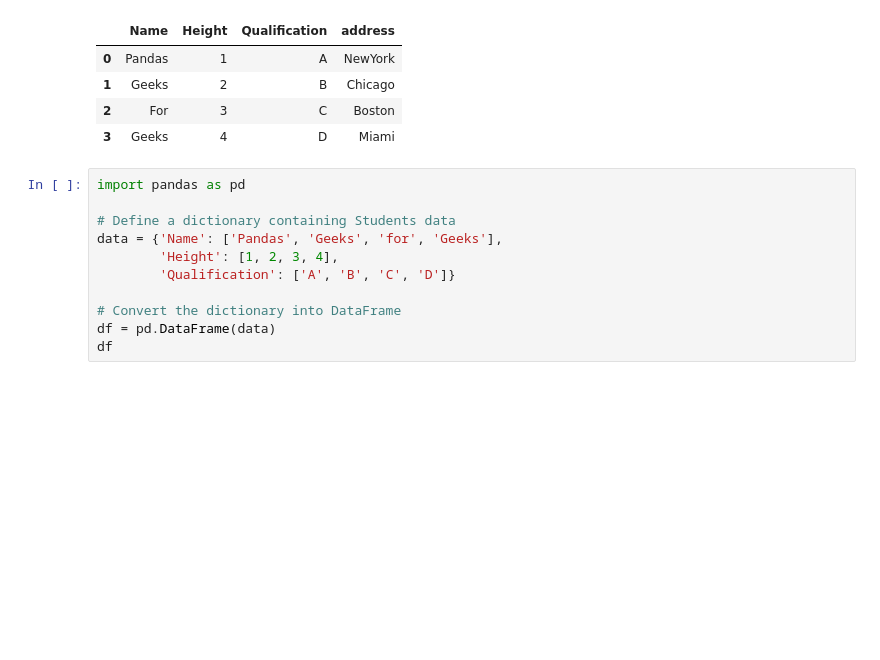
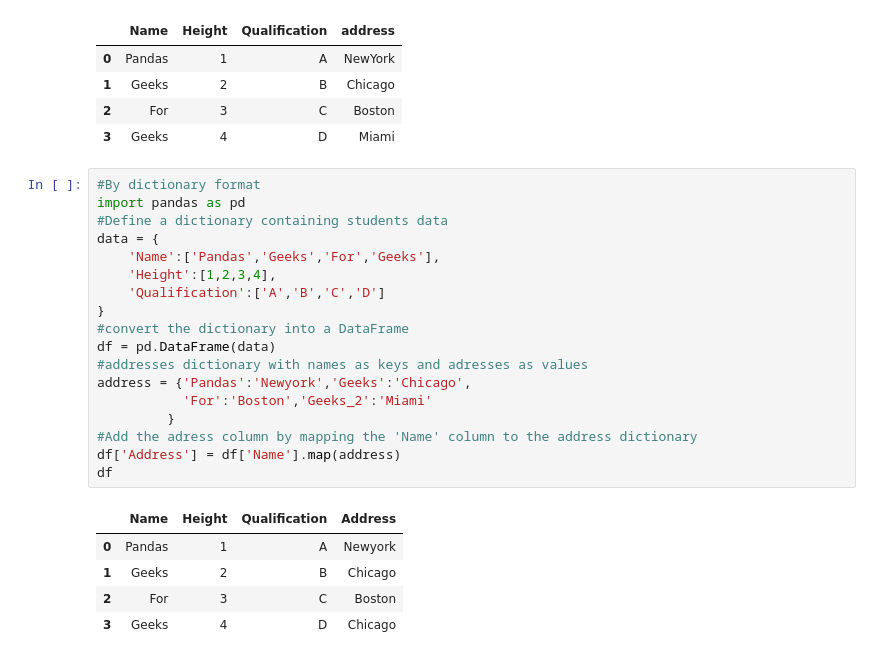
Before and after one commit to Lenmbugua/Python-Numpy-and-Pandas, a Jupyter notebook: Pandas.ipynb, the cells around one changed output. Saved outputs shown, nothing was run; the diff lists cells and outputs as text; blank space fills up the shorter version.

```diff
--- a/Pandas.ipynb
+++ b/Pandas.ipynb
@@ -1972,13 +1989,26 @@ display(df)
 | 2 | For | 3 | C | Boston |
 | 3 | Geeks | 4 | D | Miami |
 # %%
+#By dictionary format
 import pandas as pd
-
-# Define a dictionary containing Students data
-data = {'Name': ['Pandas', 'Geeks', 'for', 'Geeks'],
-        'Height': [1, 2, 3, 4],
-        'Qualification': ['A', 'B', 'C', 'D']}
-
-# Convert the dictionary into DataFrame
+#Define a dictionary containing students data
+data = {
+    'Name':['Pandas','Geeks','For','Geeks'],
+    'Height':[1,2,3,4],
+    'Qualification':['A','B','C','D']
+}
+#convert the dictionary into a DataFrame
 df = pd.DataFrame(data)
+#addresses dictionary with names as keys and adresses as values
+address = {'Pandas':'Newyork','Geeks':'Chicago',
+           'For':'Boston','Geeks_2':'Miami'
+         }
+#Add the adress column by mapping the 'Name' column to the address dictionary
+df['Address'] = df['Name'].map(address)
 df
+# %% [output]
+|  | Name | Height | Qualification | Address |
+| 0 | Pandas | 1 | A | Newyork |
+| 1 | Geeks | 2 | B | Chicago |
+| 2 | For | 3 | C | Boston |
+| 3 | Geeks | 4 | D | Chicago |
```
Also changed, not shown: parts of 1 cell of this notebook.
